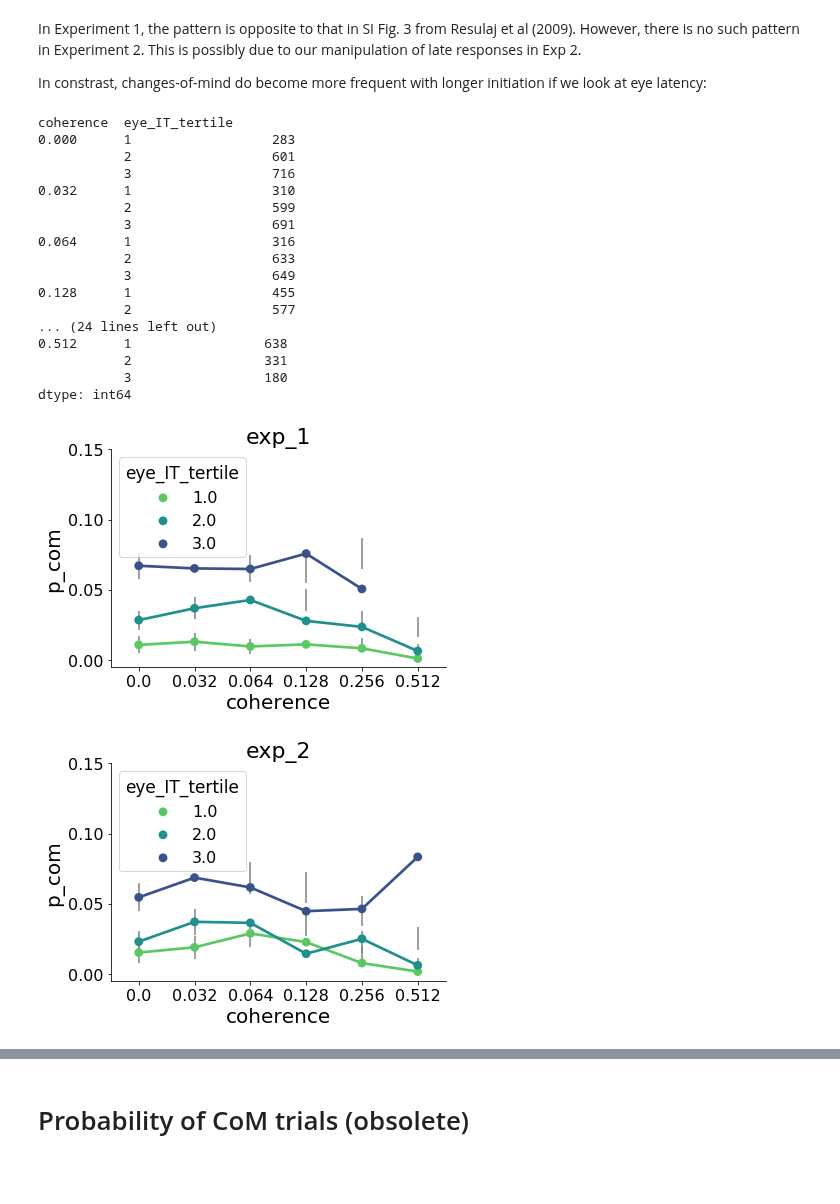
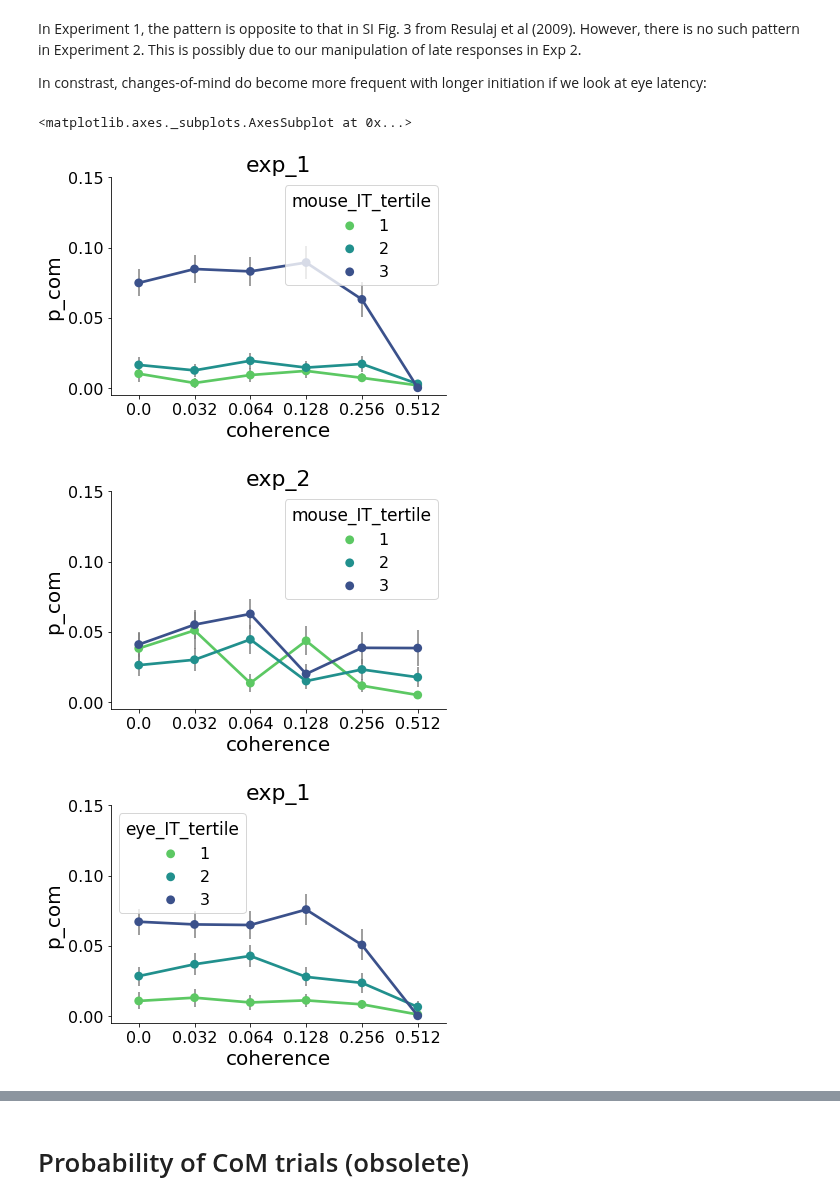
Before and after one commit to cherepaha/eyehandrdk, a Jupyter notebook: psychometrics.ipynb, the cells around one changed output, grey strips where cells are left out. Cells and saved outputs as stored; diff of their text form; code cells hidden in the pictures; blank space fills up the shorter version.

```diff
--- a/psychometrics.ipynb
+++ b/psychometrics.ipynb
@@ -53,6 +53,9 @@ dr = data_reader.DataReader()
 exp_1, exp_2 = 'exp_1', 'exp_2'
 choices_1, dynamics_1 = dr.get_data(path='../../data/HEM_%s/processed/' % (exp_1))
 choices_2, dynamics_2 = dr.get_data(path='../../data/HEM_%s/processed/' % (exp_2))
+# %%
+for choices in [choices_1, choices_2]:
+    choices['initially_correct'] = choices.is_correct ^ choices.is_com
 # %% [markdown]
 <a name="psychometrics"></a>
 # Psychometric function
@@ -303,13 +342,24 @@ for choices in [choices_1, choices_2]:
 # %%
-def get_ci_vs_var(c, var, n_threshold=0):
-    p_com = c.groupby(by=['coherence', var]).apply(lambda c: len(c[c.is_com])/len(c) if len(c[c.is_com]) else np.NaN).rename('p_com')
-    n = c.groupby(by=['coherence', var]).apply(len)
-    print(n)
+def get_p_com_per_var(c, var):
+    # Use this one when probability is to be calculated within coherence level AND var (IT tertile) level
+    return np.array([(len(c[(c.is_com) & (c.coherence==coherence) & (c[var]==var_level)]) /
+                   len(c[(c.coherence==coherence) & (c[var]==var_level)]))
+               if len(c[(c.coherence==coherence) & (c[var]==var_level)]) else np.NaN
+           for coherence in np.sort(c.coherence.unique())
+           for var_level in np.sort(c[var].unique())])
+
+def get_ci_vs_var(choices, var, n_threshold=0):
+    p_com = (choices.groupby(by=['coherence', var])
+             .apply(lambda c: len(c[c.is_com])/len(c) if len(c) else np.NaN)
+             .rename('p_com'))
+#     p_com = get_p_com_per_var(choices, var)
+#     print(p_com)
+    n = choices.groupby(by=['coherence', var]).apply(len)
+#     print(n)
     ci = pd.DataFrame(p_com, columns=['p_com'],
-                        index=pd.MultiIndex.from_product([np.sort(c.coherence.unique()),
-                                                          np.sort(c[var].unique())],
+                        index=pd.MultiIndex.from_product([np.sort(choices.coherence.unique()),
+                                                          np.sort(choices[var].unique())],
                                                          names=['coherence', var]))
-
     ci['ci_l'] = ci['p_com'] - np.sqrt(p_com*(1-p_com)/n)
     ci['ci_r'] = ci['p_com'] + np.sqrt(p_com*(1-p_com)/n)
 
@@ -327,6 +377,4 @@ def plot_p_com_vs_var_ci(choices, var, exp, n_threshold=0):
     ax.set_ylim(-0.005, 0.15)
 
     plt.savefig('figures/p_com_by_%s_ci_%s' % (var, exp), bbox_inches='tight')
-
-plot_p_com_vs_var_ci(choices_1, 'mouse_IT_tertile', exp_1, n_threshold=0)
-plot_p_com_vs_var_ci(choices_2, 'mouse_IT_tertile', exp_2, n_threshold=0)
+    return ax
@@ -355,25 +383,12 @@ In Experiment 1, the pattern is opposite to that in SI Fig. 3 from Resulaj et al
 
 In constrast, changes-of-mind do become more frequent with longer initiation if we look at eye latency:
 # %%
-plot_p_com_vs_var_ci(choices_1, 'eye_IT_tertile', exp_1)
-plot_p_com_vs_var_ci(choices_2, 'eye_IT_tertile', exp_2)
+plot_p_com_vs_var_ci(choices_1, 'mouse_IT_tertile', exp_1, n_threshold=0)
+plot_p_com_vs_var_ci(choices_2, 'mouse_IT_tertile', exp_2, n_threshold=0)
+plot_p_com_vs_var_ci(choices_1[~choices_1.eye_IT_tertile.isnull()], 'eye_IT_tertile', exp_1)
+plot_p_com_vs_var_ci(choices_2[~choices_2.eye_IT_tertile.isnull()], 'eye_IT_tertile', exp_2)
 # %% [output]
-coherence  eye_IT_tertile
-0.000      1                  283
-           2                  601
-           3                  716
-0.032      1                  310
-           2                  599
-           3                  691
-0.064      1                  316
-           2                  633
-           3                  649
-0.128      1                  455
-           2                  577
-... (24 lines left out)
-0.512      1                 638
-           2                 331
-           3                 180
-dtype: int64
+<matplotlib.axes._subplots.AxesSubplot at 0x...>
-[figure, old version]
+[figure, new version]
-[figure, old version]
+[figure, new version]
+[figure, added]
```
Also changed, not shown: parts of 14 cells of this notebook, 1 other file.
